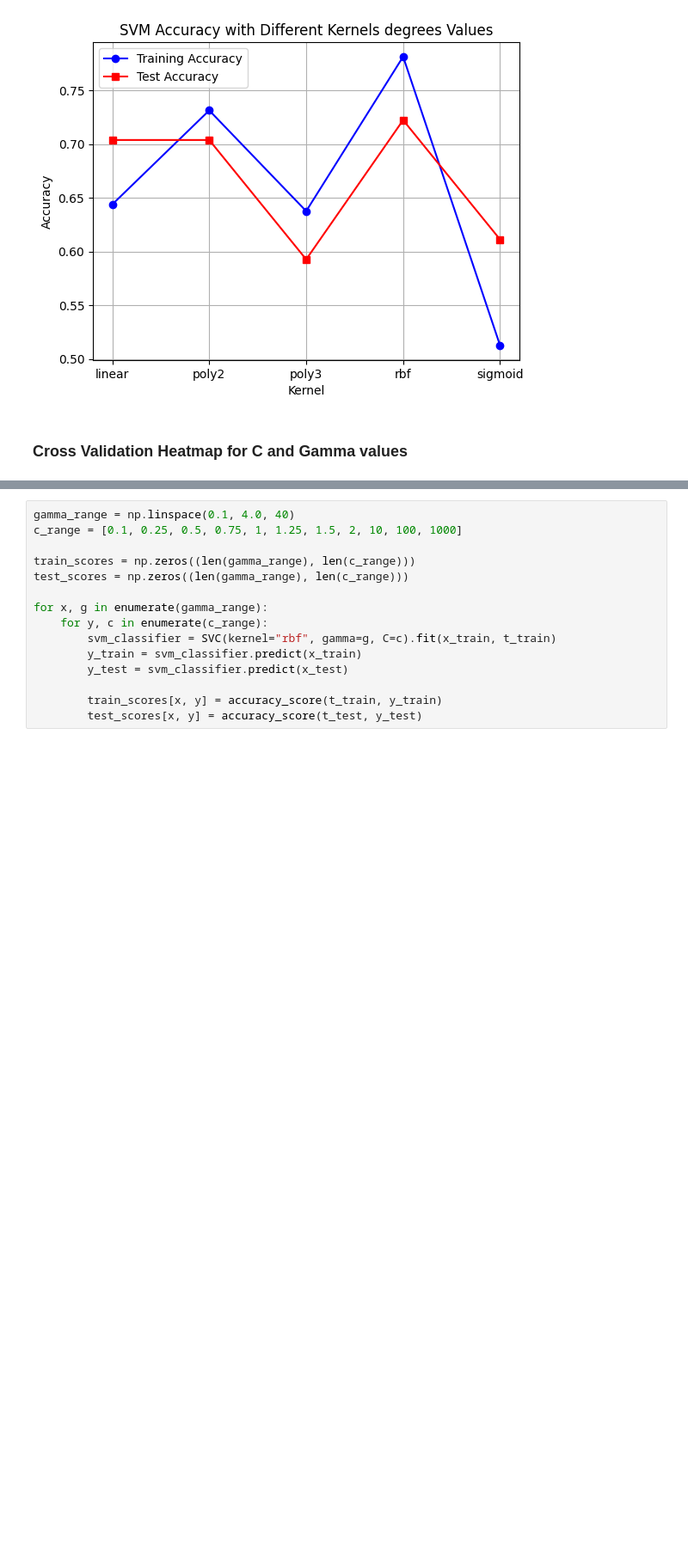
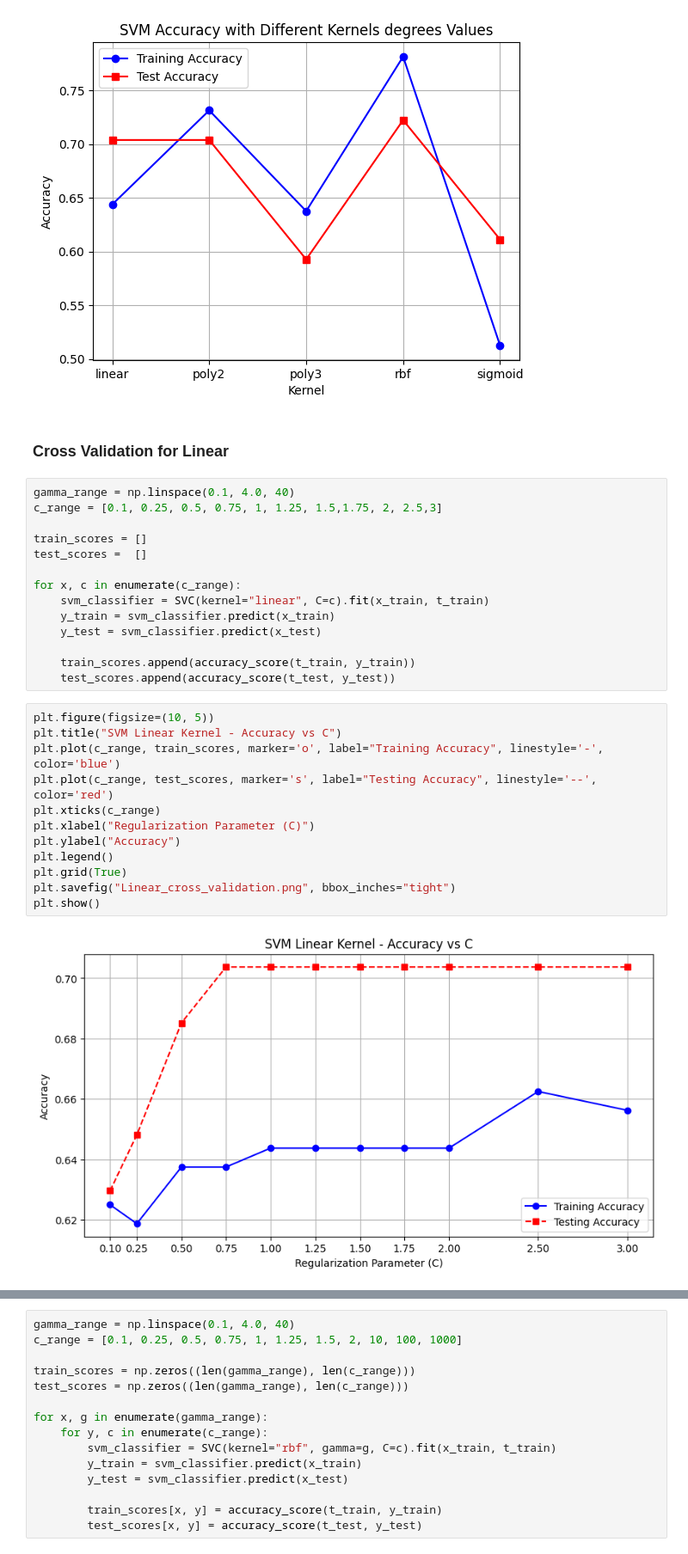
Before and after one commit to MxFrgsn/COMP2002_CW2, a Jupyter notebook: COMP2002.ipynb, the cells around one changed output, grey strips where cells are left out. Shown at 86% size. Cells and saved outputs as stored; diff of their text form; blank space fills up the shorter version.

Commit message:
need to plot polynominal cross validation, write summary result and start 2.1

```diff
--- a/COMP2002.ipynb
+++ b/COMP2002.ipynb
@@ -115,4 +115,32 @@ plt.show()
 # %% [output]
 [figure]
 # %% [markdown]
-### Cross Validation Heatmap for C and Gamma values
+### Cross Validation for Linear
+# %%
+gamma_range = np.linspace(0.1, 4.0, 40)
+c_range = [0.1, 0.25, 0.5, 0.75, 1, 1.25, 1.5,1.75, 2, 2.5,3]
+
+train_scores = []
+test_scores =  []
+
+for x, c in enumerate(c_range):
+    svm_classifier = SVC(kernel="linear", C=c).fit(x_train, t_train)
+    y_train = svm_classifier.predict(x_train)
+    y_test = svm_classifier.predict(x_test)
+
+    train_scores.append(accuracy_score(t_train, y_train))
+    test_scores.append(accuracy_score(t_test, y_test))
+# %%
+plt.figure(figsize=(10, 5))
+plt.title("SVM Linear Kernel - Accuracy vs C")
+plt.plot(c_range, train_scores, marker='o', label="Training Accuracy", linestyle='-', color='blue')
+plt.plot(c_range, test_scores, marker='s', label="Testing Accuracy", linestyle='--', color='red')
+plt.xticks(c_range)
+plt.xlabel("Regularization Parameter (C)")
+plt.ylabel("Accuracy")
+plt.legend()
+plt.grid(True)
+plt.savefig("Linear_cross_validation.png", bbox_inches="tight")
+plt.show()
+# %% [output]
+[figure, added]
```
Also changed, not shown: parts of 23 cells of this notebook, 1 other file.
